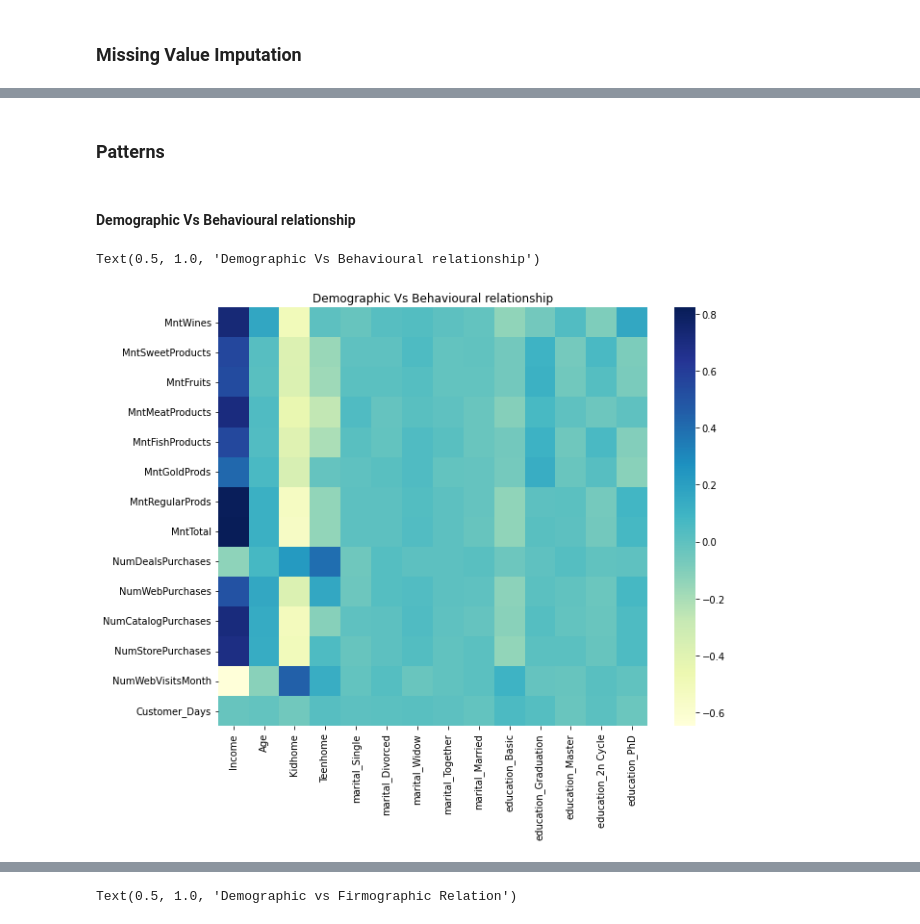
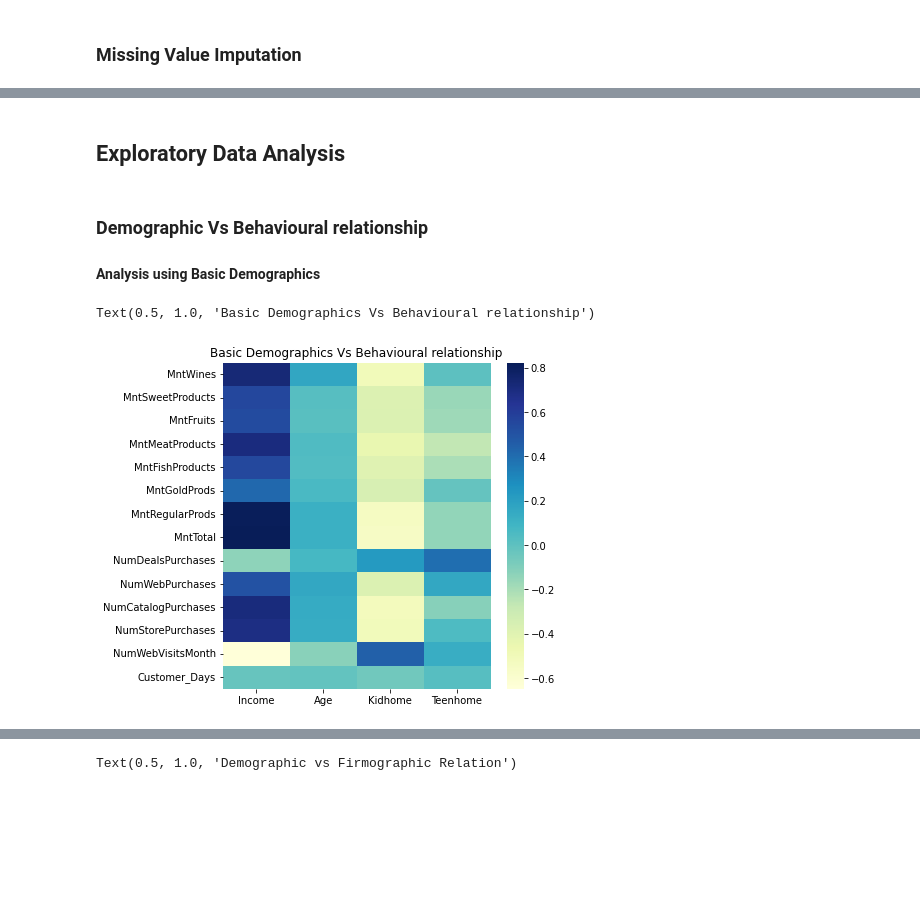
Before and after one commit to palit-dev/Data-Analytics, a Jupyter notebook: Exploratory-Data-Analytics/exploratory-data-analysis.ipynb, the cells around one changed output, grey strips where cells are left out. Cells and saved outputs as stored; diff of their text form; code cells hidden in the pictures; blank space fills up the shorter version.

```diff
--- a/Exploratory-Data-Analytics/exploratory-data-analysis.ipynb
+++ b/Exploratory-Data-Analytics/exploratory-data-analysis.ipynb
@@ -139,7 +128,7 @@ data = data[['Income', 'Age', 'Kidhome', 'Teenhome',  'marital_Single', 'marital
 # %%
 data.to_csv('./Data/cleaned-data.csv', index = False)
 del data
-# %% [markdown]
-### Patterns
+# %% [markdown]
+## Exploratory Data Analysis
 # %%
 df = pd.read_csv('./Data/cleaned-data.csv')
@@ -148,15 +136,17 @@ correlation = df.corr()
 # %% [markdown]
-#### Demographic Vs Behavioural relationship
+### Demographic Vs Behavioural relationship
+
+#### Analysis using Basic Demographics
 # %%
 startx = correlation.columns.get_loc('Income')
-endx = correlation.columns.get_loc('education_PhD') +1
+endx = correlation.columns.get_loc('Teenhome') +1
 
 starty = correlation.columns.get_loc('MntWines')
 endy = correlation.columns.get_loc('Customer_Days') + 1
 
-plt.figure(figsize=(10,8))
+plt.figure(figsize=(6,6))
 sns.heatmap(correlation.iloc[starty:endy, startx:endx], cmap="YlGnBu")
-plt.title('Demographic Vs Behavioural relationship')
+plt.title('Basic Demographics Vs Behavioural relationship')
 # %% [output]
-Text(0.5, 1.0, 'Demographic Vs Behavioural relationship')
+Text(0.5, 1.0, 'Basic Demographics Vs Behavioural relationship')
-[figure, old version]
+[figure, new version]
```
Also changed, not shown: parts of 49 cells of this notebook, 1 other file.
